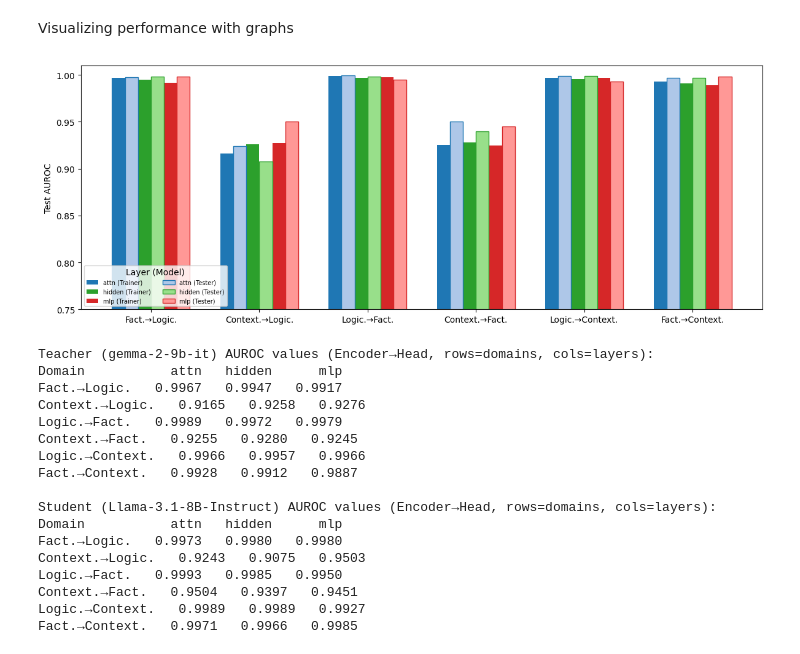
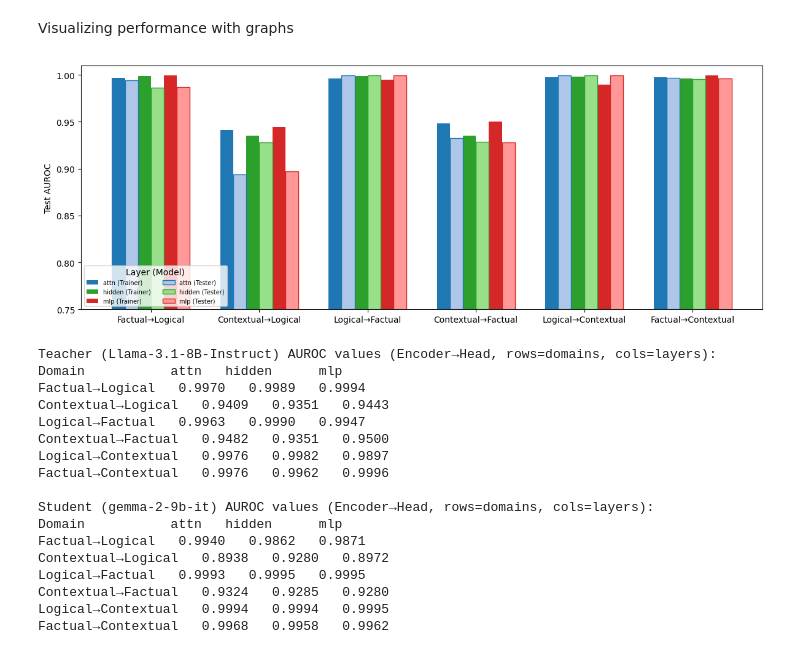
Before and after one commit to Fonty02/HallucinationDetection, a Jupyter notebook: notebooks/nonLinearApproach/approach3OneForAll/crossval.ipynb, the cells around one changed output. Saved outputs shown, nothing was run; the diff lists cells and outputs as text; code cells hidden in the pictures.

Commit message:
Layer studies dataset comp

```diff
--- a/notebooks/nonLinearApproach/approach3OneForAll/crossval.ipynb
+++ b/notebooks/nonLinearApproach/approach3OneForAll/crossval.ipynb
@@ -565,8 +565,8 @@ import json
 from pathlib import Path
 
 # Models - change these to switch teacher/student
-teacher_model = "gemma-2-9b-it"
-student_model = "Llama-3.1-8B-Instruct"
+teacher_model = "Llama-3.1-8B-Instruct"
+student_model = "gemma-2-9b-it"
 
 # Short names for display
 model_short = {
@@ -642,48 +642,48 @@ for i, layer in enumerate(layers):
 
 # Plot student bars (lighter, adjacent to teacher)
 for i, layer in enumerate(layers):
     offset = (i - 1) * width * 2 + width/2
     ax.bar(x + offset, data_student[:, i], width, label=f'{layer} (Tester)', color=colors_student[i], edgecolor=colors_teacher[i], linewidth=1)
 
 ax.set_xticks(x)
 ax.set_xticklabels(domains, rotation=0, ha="center")
 ax.set_ylabel("Test AUROC")
 # Dynamically set y-axis limits based on data
 all_values = np.concatenate([data_teacher.flatten(), data_student.flatten()])
 all_values = all_values[all_values > 0]  # Exclude zeros (missing data)
 y_min = 0.75  # Round down to nearest 0.05
 ax.set_ylim(y_min, 1.01)
 ax.legend(title="Layer (Model)", fontsize=7, ncol=2, loc='lower left')
 plt.tight_layout()
 plt.savefig(f"fig_cross_domain_{teacher_model}_to_{student_model}.pdf")
 plt.show()
 
 # Print the data matrix for reference
 print(f"\nTeacher ({teacher_model}) AUROC values (Encoder→Head, rows=domains, cols=layers):")
 print(f"{'Domain':<12} " + " ".join(f"{l:>8}" for l in layers))
 for i, domain in enumerate(domains):
     print(f"{domain:<12} " + " ".join(f"{data_teacher[i,j]:>8.4f}" for j in range(len(layers))))
 
 print(f"\nStudent ({student_model}) AUROC values (Encoder→Head, rows=domains, cols=layers):")
 print(f"{'Domain':<12} " + " ".join(f"{l:>8}" for l in layers))
 for i, domain in enumerate(domains):
     print(f"{domain:<12} " + " ".join(f"{data_student[i,j]:>8.4f}" for j in range(len(layers))))
 # %% [output]
-[figure, old version]
+[figure, new version]
-Teacher (gemma-2-9b-it) AUROC values (Encoder→Head, rows=domains, cols=layers):
+Teacher (Llama-3.1-8B-Instruct) AUROC values (Encoder→Head, rows=domains, cols=layers):
 Domain           attn   hidden      mlp
-Fact.→Logic.   0.9967   0.9947   0.9917
-Context.→Logic.   0.9165   0.9258   0.9276
-Logic.→Fact.   0.9989   0.9972   0.9979
-Context.→Fact.   0.9255   0.9280   0.9245
-Logic.→Context.   0.9966   0.9957   0.9966
-Fact.→Context.   0.9928   0.9912   0.9887
+Factual→Logical   0.9970   0.9989   0.9994
+Contextual→Logical   0.9409   0.9351   0.9443
+Logical→Factual   0.9963   0.9990   0.9947
+Contextual→Factual   0.9482   0.9351   0.9500
+Logical→Contextual   0.9976   0.9982   0.9897
+Factual→Contextual   0.9976   0.9962   0.9996
 
-Student (Llama-3.1-8B-Instruct) AUROC values (Encoder→Head, rows=domains, cols=layers):
+Student (gemma-2-9b-it) AUROC values (Encoder→Head, rows=domains, cols=layers):
 Domain           attn   hidden      mlp
-Fact.→Logic.   0.9973   0.9980   0.9980
-Context.→Logic.   0.9243   0.9075   0.9503
-Logic.→Fact.   0.9993   0.9985   0.9950
-Context.→Fact.   0.9504   0.9397   0.9451
-Logic.→Context.   0.9989   0.9989   0.9927
-Fact.→Context.   0.9971   0.9966   0.9985
+Factual→Logical   0.9940   0.9862   0.9871
+Contextual→Logical   0.8938   0.9280   0.8972
+Logical→Factual   0.9993   0.9995   0.9995
+Contextual→Factual   0.9324   0.9285   0.9280
+Logical→Contextual   0.9994   0.9994   0.9995
+Factual→Contextual   0.9968   0.9958   0.9962
```
Also changed, not shown: 3 other files.
